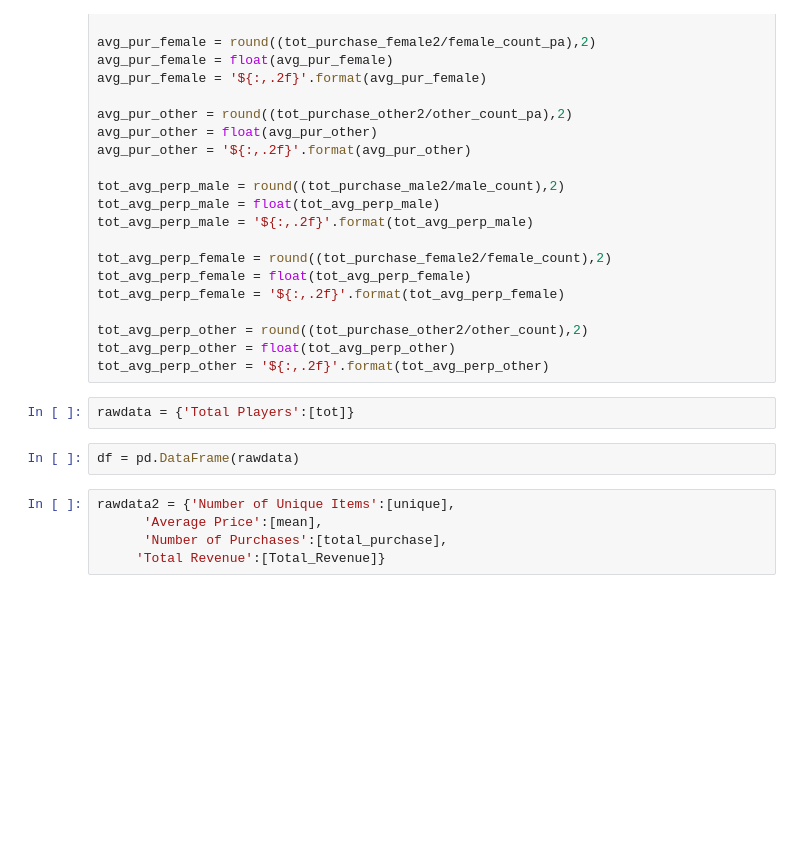
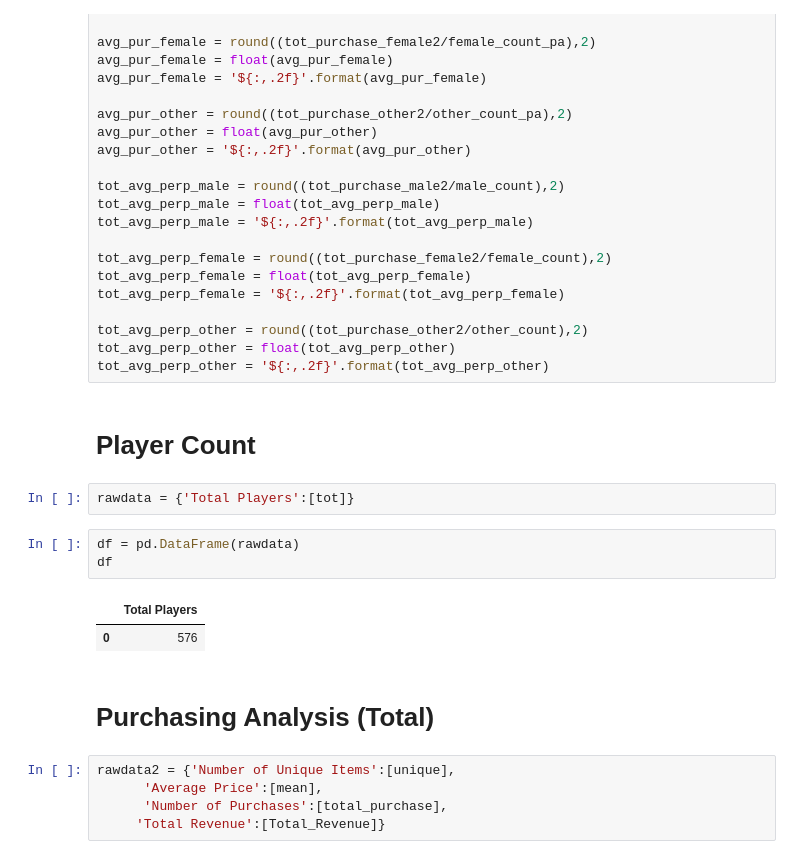
Before and after one commit to karthikk24/Pandas-HW, a Jupyter notebook: HeroesOfPymoli/HeroesofPymoli_main.ipynb, the cells around one changed output. Saved outputs shown, nothing was run; the diff lists cells and outputs as text; blank space fills up the shorter version.

```diff
--- a/HeroesOfPymoli/HeroesofPymoli_main.ipynb
+++ b/HeroesOfPymoli/HeroesofPymoli_main.ipynb
@@ -155,10 +153,18 @@ tot_avg_perp_female = '${:,.2f}'.format(tot_avg_perp_female)
 tot_avg_perp_other = round((tot_purchase_other2/other_count),2)
 tot_avg_perp_other = float(tot_avg_perp_other)
 tot_avg_perp_other = '${:,.2f}'.format(tot_avg_perp_other)
+# %% [markdown]
+# Player Count
 # %%
 rawdata = {'Total Players':[tot]}
 # %%
 df = pd.DataFrame(rawdata)
+df
+# %% [output]
+|  | Total Players |
+| 0 | 576 |
+# %% [markdown]
+# Purchasing Analysis (Total)
 # %%
 rawdata2 = {'Number of Unique Items':[unique],
       'Average Price':[mean],
```
Also changed, not shown: parts of 13 cells of this notebook.
